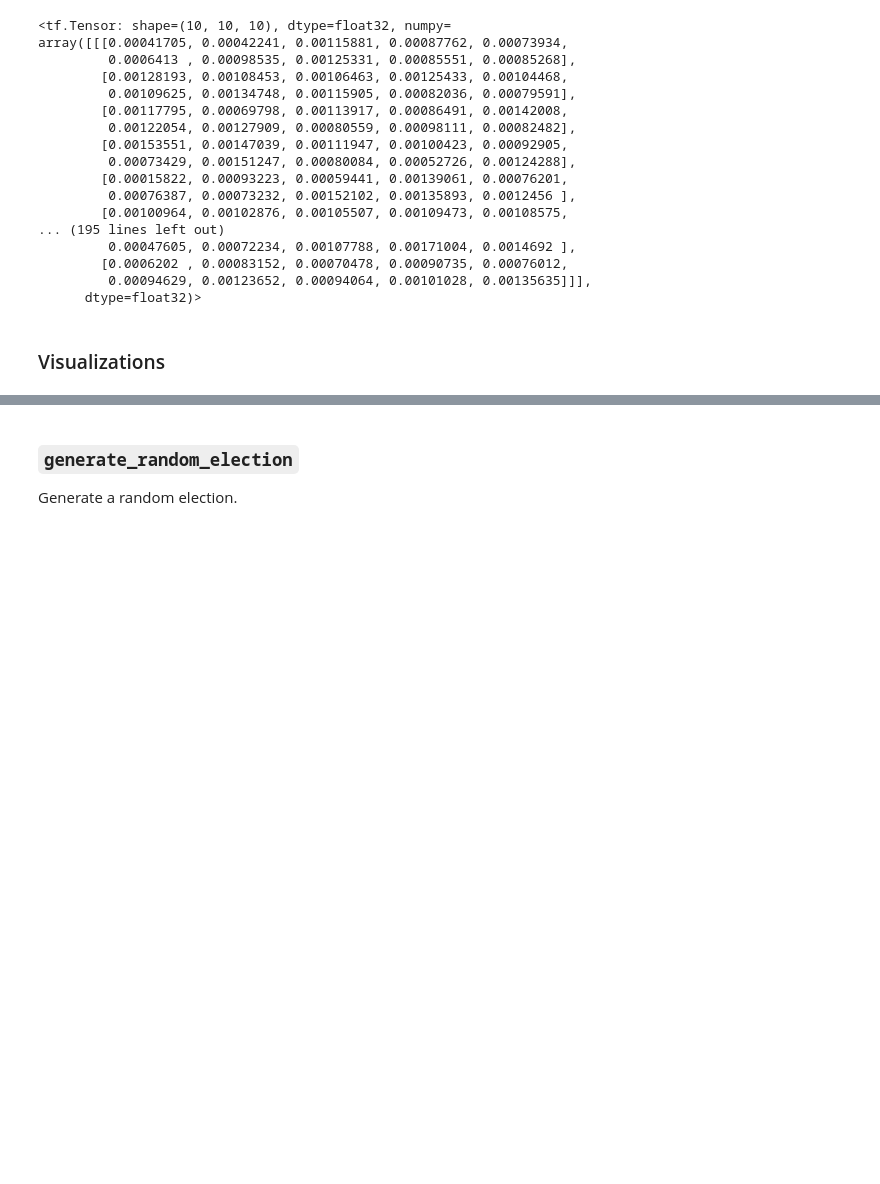
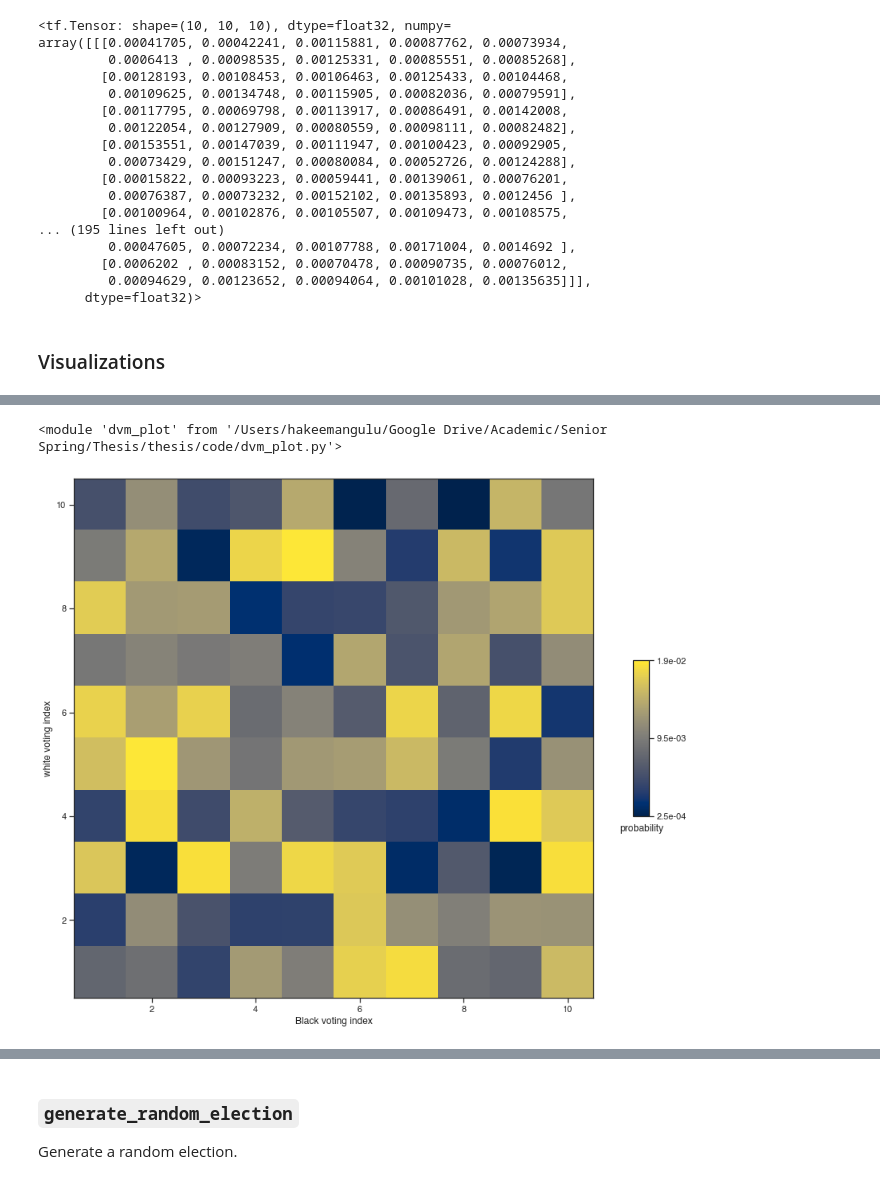
Before and after one commit to hangulu/thesis, a Jupyter notebook: code/main.ipynb, the cells around one changed output, grey strips where cells are left out. Saved outputs shown, nothing was run; the diff lists cells and outputs as text; code cells hidden in the pictures; blank space fills up the shorter version.

```diff
--- a/code/main.ipynb
+++ b/code/main.ipynb
@@ -258,3 +203,2 @@ visualize_3d_grid(best_test_grid, test_demo)
 # %%
-test_grid_2d = make_grid(2, 10)
-test_grid_2d
+test_grid_2d = mg.make_grid(2, 10)
@@ -260,0 +209,2 @@ test_grid_2d
+# %%
+test_demo_2d = {'Black': 10, 'white': 8}
@@ -261,3 +223,21 @@ test_grid_2d
+# %%
+import importlib
+
+importlib.reload(pv)
+importlib.reload(sw)
+importlib.reload(mg)
+importlib.reload(ev)
+importlib.reload(tools)
+importlib.reload(election)
+importlib.reload(dvm)
+importlib.reload(plt)
+importlib.reload(dvm_plot)
+# %% [output]
+<module 'dvm_plot' from '/Users/hakeemangulu/Google Drive/Academic/Senior Spring/Thesis/thesis/code/dvm_plot.py'>
+# %%
+dvm_plot.phc_plot_2d(test_grid_2d, test_demo_2d)
+# %% [output]
+[figure, added]
 # %%
 test_demo_2d = {'Black': 10, 'white': 8}
 # %%
```
Also changed, not shown: parts of 19 cells of this notebook.
